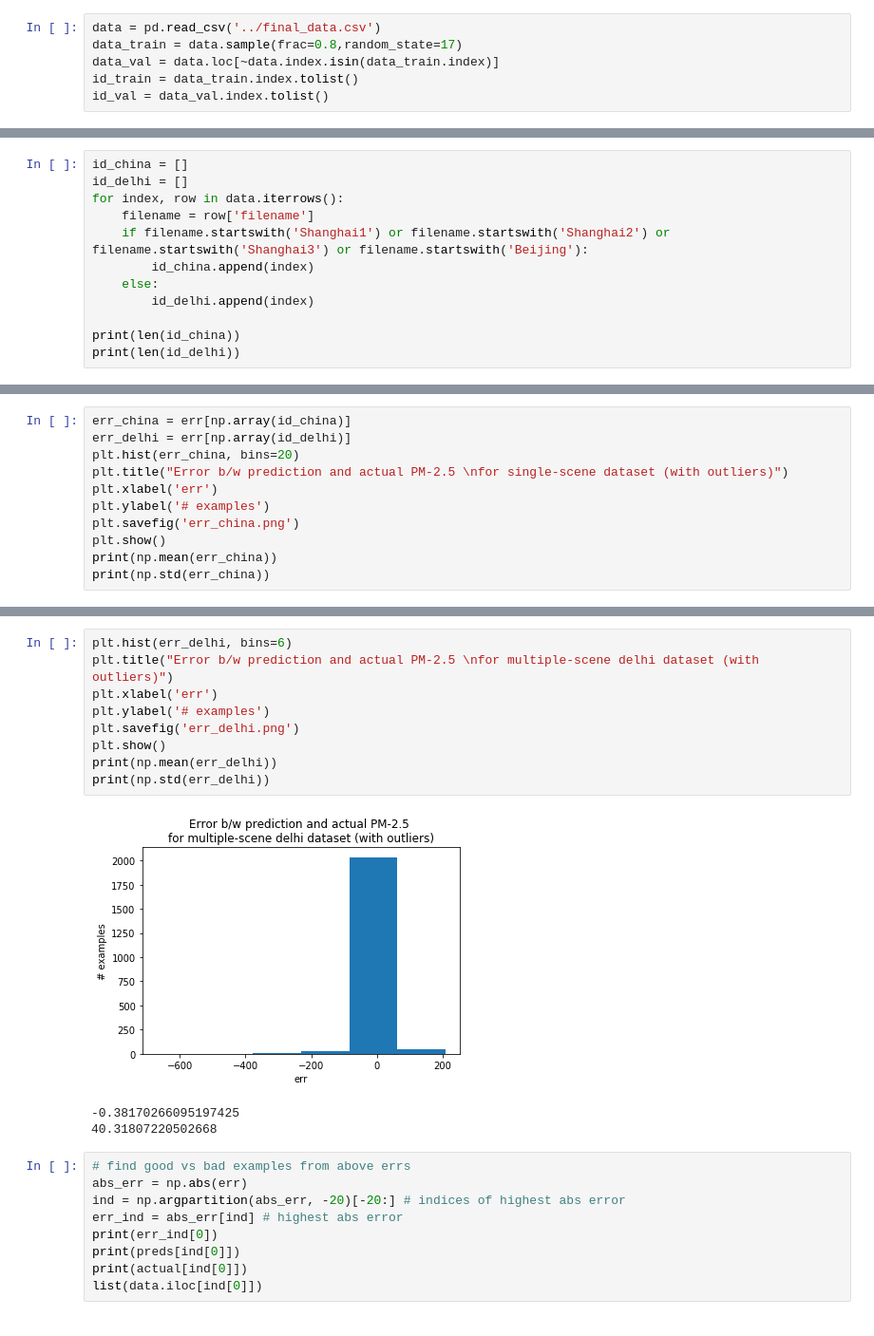
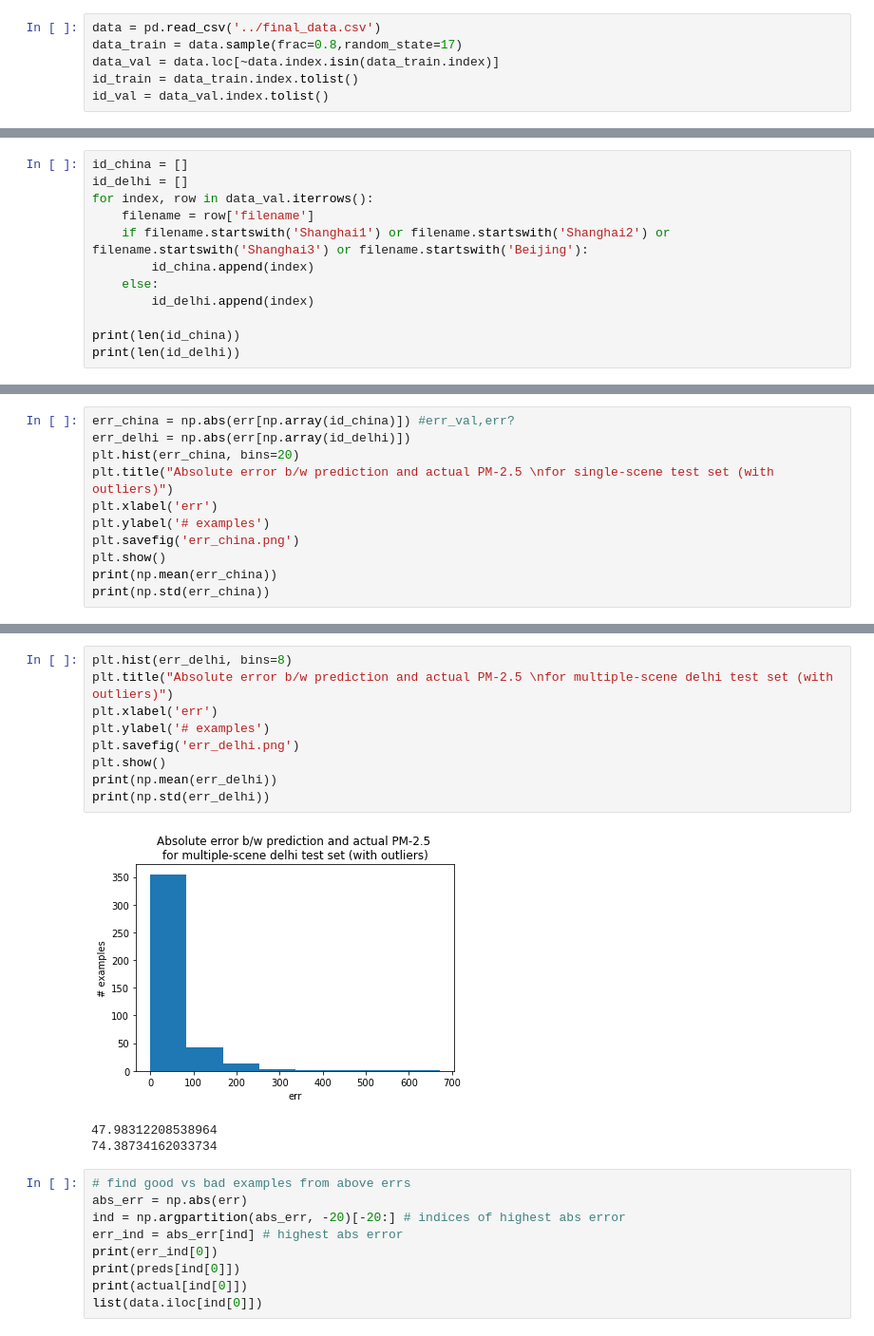
Before and after one commit to shivariyer/particle-detection, a Jupyter notebook: src/demo.ipynb, the cells around one changed output, grey strips where cells are left out. Shown at 95% size. Drawn from its saved outputs; the diff is of its cells as text.

```diff
--- a/src/demo.ipynb
+++ b/src/demo.ipynb
@@ -55,7 +54,7 @@ print(np.std(err_val))
 # %%
 id_china = []
 id_delhi = []
-for index, row in data.iterrows():
+for index, row in data_val.iterrows():
     filename = row['filename']
     if filename.startswith('Shanghai1') or filename.startswith('Shanghai2') or filename.startswith('Shanghai3') or filename.startswith('Beijing'):
         id_china.append(index)
@@ -70,8 +69,8 @@ print(len(id_delhi))
 # %%
-err_china = err[np.array(id_china)]
-err_delhi = err[np.array(id_delhi)]
+err_china = np.abs(err[np.array(id_china)]) #err_val,err?
+err_delhi = np.abs(err[np.array(id_delhi)])
 plt.hist(err_china, bins=20)
-plt.title("Error b/w prediction and actual PM-2.5 \nfor single-scene dataset (with outliers)")
+plt.title("Absolute error b/w prediction and actual PM-2.5 \nfor single-scene test set (with outliers)")
 plt.xlabel('err')
 plt.ylabel('# examples')
 plt.savefig('err_china.png')
@@ -85,16 +84,16 @@ print(np.std(err_china))
 # %%
-plt.hist(err_delhi, bins=6)
-plt.title("Error b/w prediction and actual PM-2.5 \nfor multiple-scene delhi dataset (with outliers)")
+plt.hist(err_delhi, bins=8)
+plt.title("Absolute error b/w prediction and actual PM-2.5 \nfor multiple-scene delhi test set (with outliers)")
 plt.xlabel('err')
 plt.ylabel('# examples')
 plt.savefig('err_delhi.png')
 plt.show()
 print(np.mean(err_delhi))
 print(np.std(err_delhi))
 # %% [output]
-[figure, old version]
+[figure, new version]
--0.38170266095197425
-40.31807220502668
+47.98312208538964
+74.38734162033734
 # %%
 # find good vs bad examples from above errs
 abs_err = np.abs(err)
```
Also changed, not shown: parts of 4 cells of this notebook, 3 other files.
